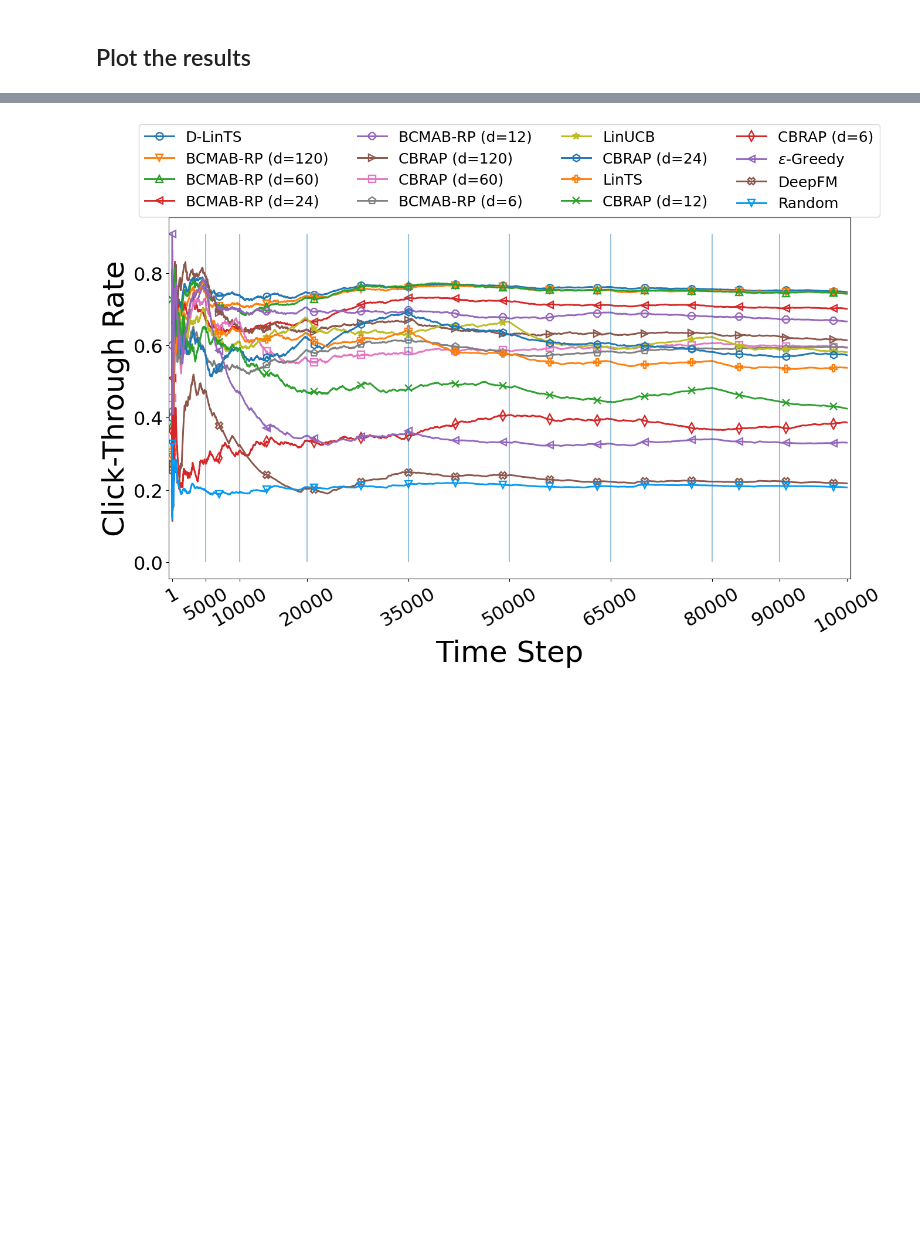
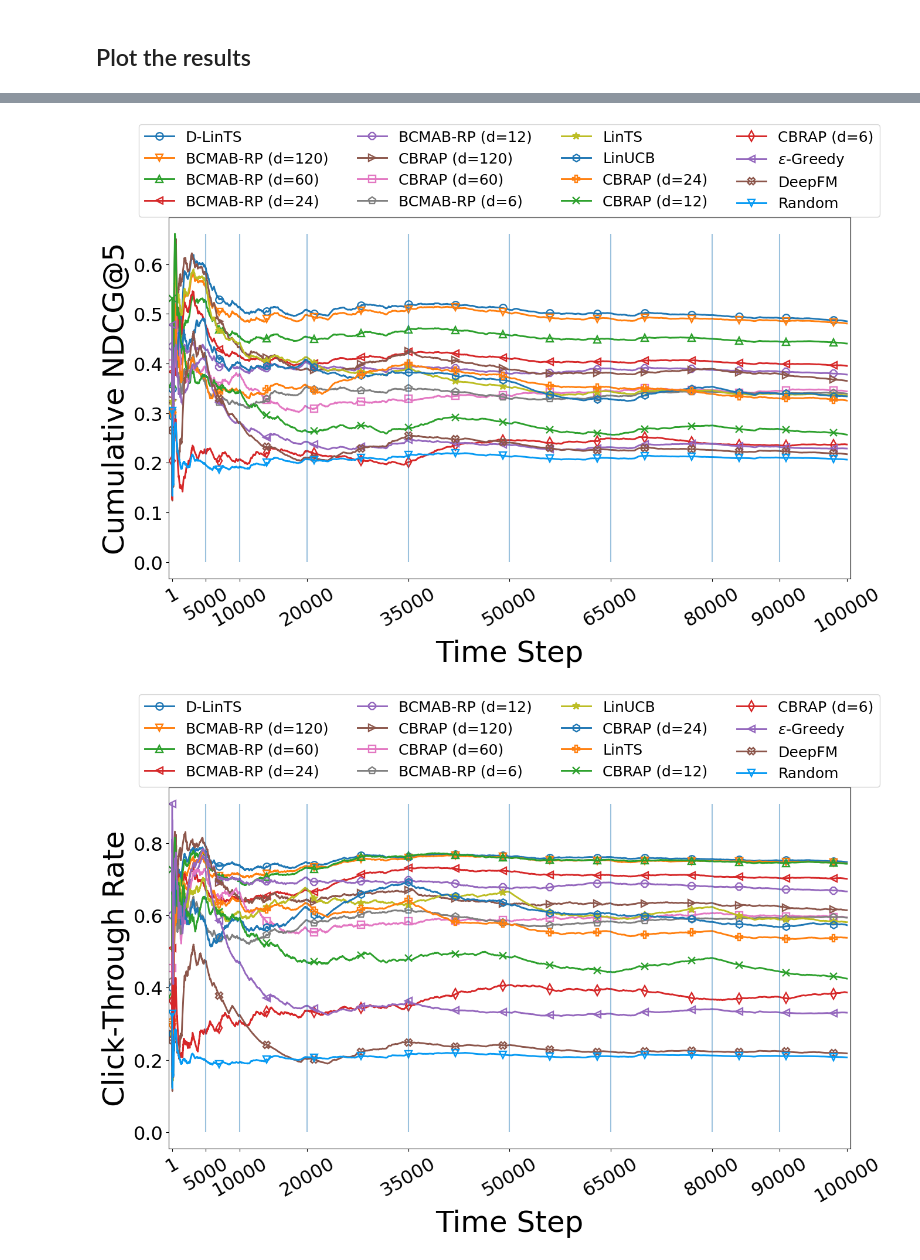
Before and after one commit to saeedghoorchian/BCMAB-RP, a Jupyter notebook: plotting/plotting_movielens_results.ipynb, the cells around one changed output, grey strips where cells are left out. Drawn from its saved outputs; the diff is of its cells as text; code cells hidden in the pictures; blank space fills up the shorter version.

```diff
--- a/plotting/plotting_movielens_results.ipynb
+++ b/plotting/plotting_movielens_results.ipynb
@@ -158,7 +133,8 @@ plot_ndcg(ndcg_dict)
 # %%
 def plot_ctrs_or_rewards(reward_dict, plot_type, change_points):
-    if plot_type not in {'CTR', 'Cumulative reward'}:
-        raise ValueError("plot_type should be CTR or Cumulative reward")
+    if plot_type not in {'CTR', 'Cumulative reward', 'NDCG'}:
+        raise ValueError("plot_type should be CTR or Cumulative reward or NDCG")
+
     fig, ax = plt.subplots(1,1, figsize=(15,8));
     N = 10
     sorted_reward_list = sorted(
@@ -195,12 +171,12 @@ def plot_ctrs_or_rewards(reward_dict, plot_type, change_points):
         times = (range(1, len(reward)+1))
 
         mark, color = ind_to_params[ind]
-        rewards = [r for r,t in zip(reward, times)]
-        ctr = [r/t for r,t in zip(reward, times)]
-        if plot_type == 'CTR':
-            to_plot = ctr
+        cumulative = [r for r,t in zip(reward, times)]
+        cumulative_over_time = [r/t for r,t in zip(reward, times)]
+        if plot_type in {'CTR', 'NDCG'}:
+            to_plot = cumulative_over_time
         else:
-            to_plot = rewards
+            to_plot = cumulative
         max_vline=max(max_vline, max(to_plot[N:]))
 
         ax.plot(
@@ -220,16 +196,32 @@ def plot_ctrs_or_rewards(reward_dict, plot_type, change_points):
     plt.yticks(fontsize=23)
 
     ax.set_xlabel('Time Step', fontsize=36)
-    ylabel = 'Click-Through Rate' if plot_type =='CTR' else 'Cumulative Reward'
+    if plot_type == 'CTR':
+        ylabel = 'Click-Through Rate'
+        plot_name = 'ctr'
+    elif plot_type == 'Cumulative reward':
+        ylabel = 'Cumulative reward'
+        plot_name = 'reward'
+    elif plot_type == 'NDCG':
+        ylabel = 'Cumulative NDCG@5'
+        plot_name = 'ndcg'
+
     ax.set_ylabel(f'{ylabel}', fontsize=36)
     ax.set_xlim(-500, 100500)
 
-    plt.legend(prop={'size': 18}, ncol=4, bbox_to_anchor=(-0.055, 1.278), loc='upper left',
-                       );
+    if plot_type == 'NDCG':
+        size = 18
+    else:
+        size= 18
+    plt.legend(prop={'size': size}, ncol=4, bbox_to_anchor=(-0.055, 1.278), loc='upper left',);
 
-    plot_name = 'ctr' if plot_type == "CTR" else 'reward'
+
     plt.savefig(f'plotting/movielens_results_{plot_name}', dpi=300, facecolor=fig.get_facecolor(), bbox_inches='tight');
     plt.show();
+# %%
+plot_ctrs_or_rewards(ndcg_dict, "NDCG", CHANGE_POINTS);
+# %% [output]
+[figure, added]
 # %%
 plot_ctrs_or_rewards(reward_dict, "CTR", CHANGE_POINTS);
 # %% [output]
```
Also changed, not shown: parts of 6 cells of this notebook, 3 other files.
